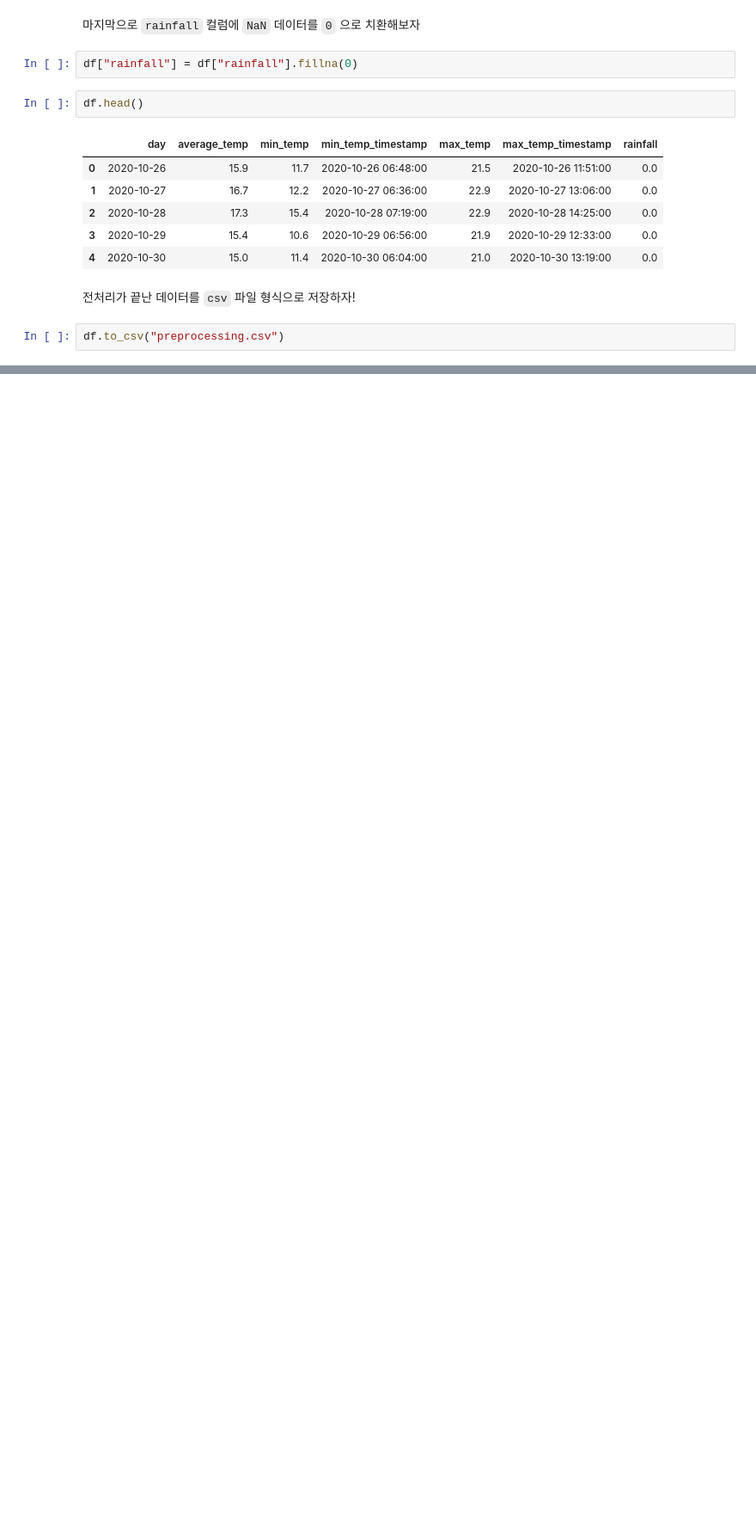
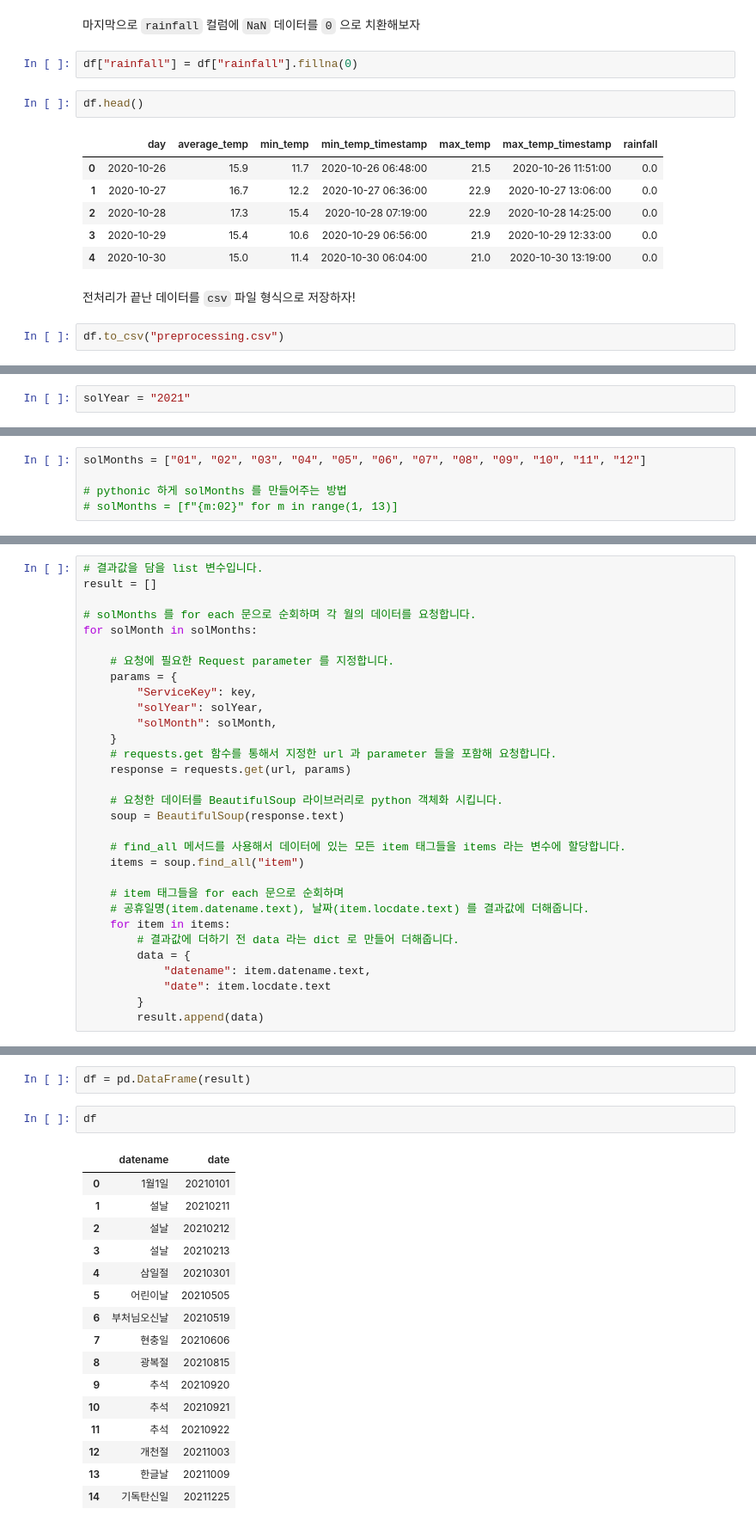
Before and after one commit to pparkddo/nano-degree, a Jupyter notebook: preprocessing.ipynb, the cells around one changed output, grey strips where cells are left out. Shown: that part at 86% size. Saved outputs shown, nothing was run; the diff lists cells and outputs as text; blank space fills up the shorter version.

```diff
--- a/preprocessing.ipynb
+++ b/preprocessing.ipynb
@@ -582,0 +695,2 @@ df.to_csv("preprocessing.csv")
+# %%
+solYear = "2021"
@@ -582,0 +699,5 @@ df.to_csv("preprocessing.csv")
+# %%
+solMonths = ["01", "02", "03", "04", "05", "06", "07", "08", "09", "10", "11", "12"]
+
+# pythonic 하게 solMonths 를 만들어주는 방법
+# solMonths = [f"{m:02}" for m in range(1, 13)]
@@ -582,0 +706,31 @@ df.to_csv("preprocessing.csv")
+# %%
+# 결과값을 담을 list 변수입니다.
+result = []
+
+# solMonths 를 for each 문으로 순회하며 각 월의 데이터를 요청합니다.
+for solMonth in solMonths:
+
+    # 요청에 필요한 Request parameter 를 지정합니다.
+    params = {
+        "ServiceKey": key,
+        "solYear": solYear,
+        "solMonth": solMonth,
+    }
+    # requests.get 함수를 통해서 지정한 url 과 parameter 들을 포함해 요청합니다.
+    response = requests.get(url, params)
+
+    # 요청한 데이터를 BeautifulSoup 라이브러리로 python 객체화 시킵니다.
+    soup = BeautifulSoup(response.text)
+
+    # find_all 메서드를 사용해서 데이터에 있는 모든 item 태그들을 items 라는 변수에 할당합니다.
+    items = soup.find_all("item")
+
+    # item 태그들을 for each 문으로 순회하며
+    # 공휴일명(item.datename.text), 날짜(item.locdate.text) 를 결과값에 더해줍니다.
+    for item in items:
+        # 결과값에 더하기 전 data 라는 dict 로 만들어 더해줍니다.
+        data = {
+            "datename": item.datename.text,
+            "date": item.locdate.text
+        }
+        result.append(data)
@@ -582,0 +759,21 @@ df.to_csv("preprocessing.csv")
+# %%
+df = pd.DataFrame(result)
+# %%
+df
+# %% [output]
+|  | datename | date |
+| 0 | 1월1일 | 20210101 |
+| 1 | 설날 | 20210211 |
+| 2 | 설날 | 20210212 |
+| 3 | 설날 | 20210213 |
+| 4 | 삼일절 | 20210301 |
+| 5 | 어린이날 | 20210505 |
+| 6 | 부처님오신날 | 20210519 |
+| 7 | 현충일 | 20210606 |
+| 8 | 광복절 | 20210815 |
+| 9 | 추석 | 20210920 |
+| 10 | 추석 | 20210921 |
+| 11 | 추석 | 20210922 |
+| 12 | 개천절 | 20211003 |
+| 13 | 한글날 | 20211009 |
+| 14 | 기독탄신일 | 20211225 |
```
Also changed, not shown: parts of 93 cells of this notebook, 1 other file.
